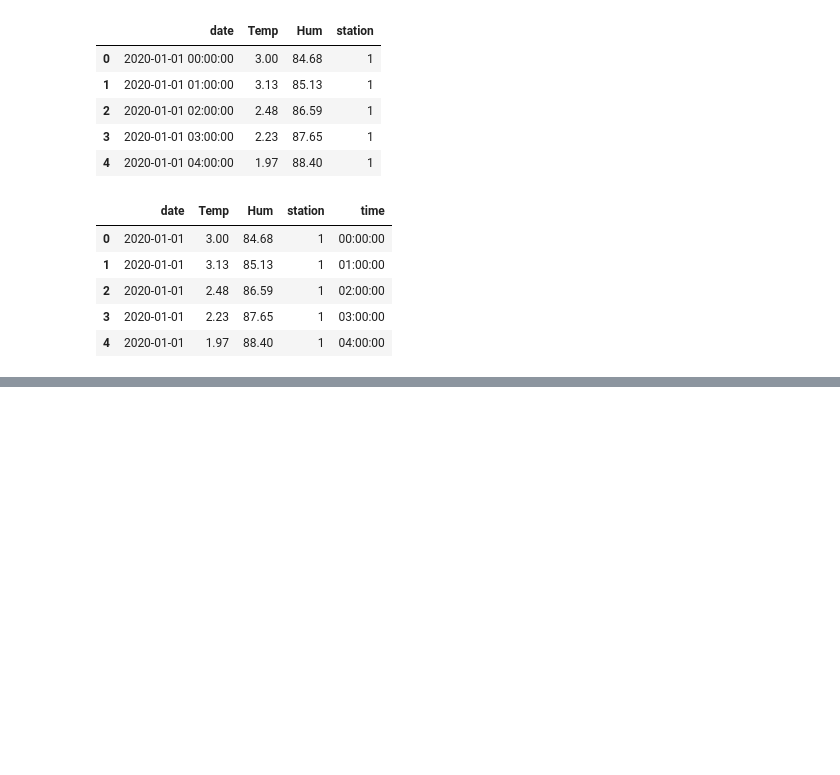
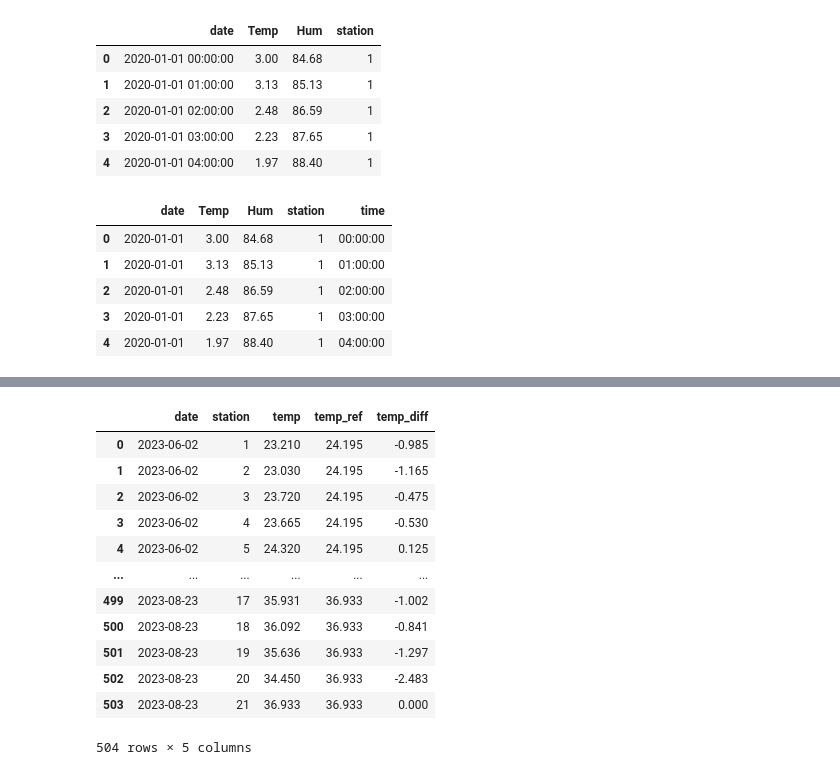
Before and after one commit to ayubero/uhi, a Jupyter notebook: zaragoza/bd_ayuntamiento/preprocessing.ipynb, the cells around one changed output, grey strips where cells are left out. Drawn from its saved outputs; the diff is of its cells as text; code cells hidden in the pictures; blank space fills up the shorter version.

```diff
--- a/zaragoza/bd_ayuntamiento/preprocessing.ipynb
+++ b/zaragoza/bd_ayuntamiento/preprocessing.ipynb
@@ -185,0 +227,18 @@ temperatures.head()
+# %%
+# Compute the daily temperature difference from station 21 for each station
+df_merged['temp_diff'] = df_merged['temp'] - df_merged['temp_ref']
+df_merged
+# %% [output]
+|  | date | station | temp | temp_ref | temp_diff |
+| 0 | 2023-06-02 | 1 | 23.210 | 24.195 | -0.985 |
+| 1 | 2023-06-02 | 2 | 23.030 | 24.195 | -1.165 |
+| 2 | 2023-06-02 | 3 | 23.720 | 24.195 | -0.475 |
+| 3 | 2023-06-02 | 4 | 23.665 | 24.195 | -0.530 |
+| 4 | 2023-06-02 | 5 | 24.320 | 24.195 | 0.125 |
+| ... | ... | ... | ... | ... | ... |
+| 499 | 2023-08-23 | 17 | 35.931 | 36.933 | -1.002 |
+| 500 | 2023-08-23 | 18 | 36.092 | 36.933 | -0.841 |
+| 501 | 2023-08-23 | 19 | 35.636 | 36.933 | -1.297 |
+| 502 | 2023-08-23 | 20 | 34.450 | 36.933 | -2.483 |
+| 503 | 2023-08-23 | 21 | 36.933 | 36.933 | 0.000 |
+504 rows × 5 columns
```
Also changed, not shown: parts of 18 cells of this notebook, 4 other files.
